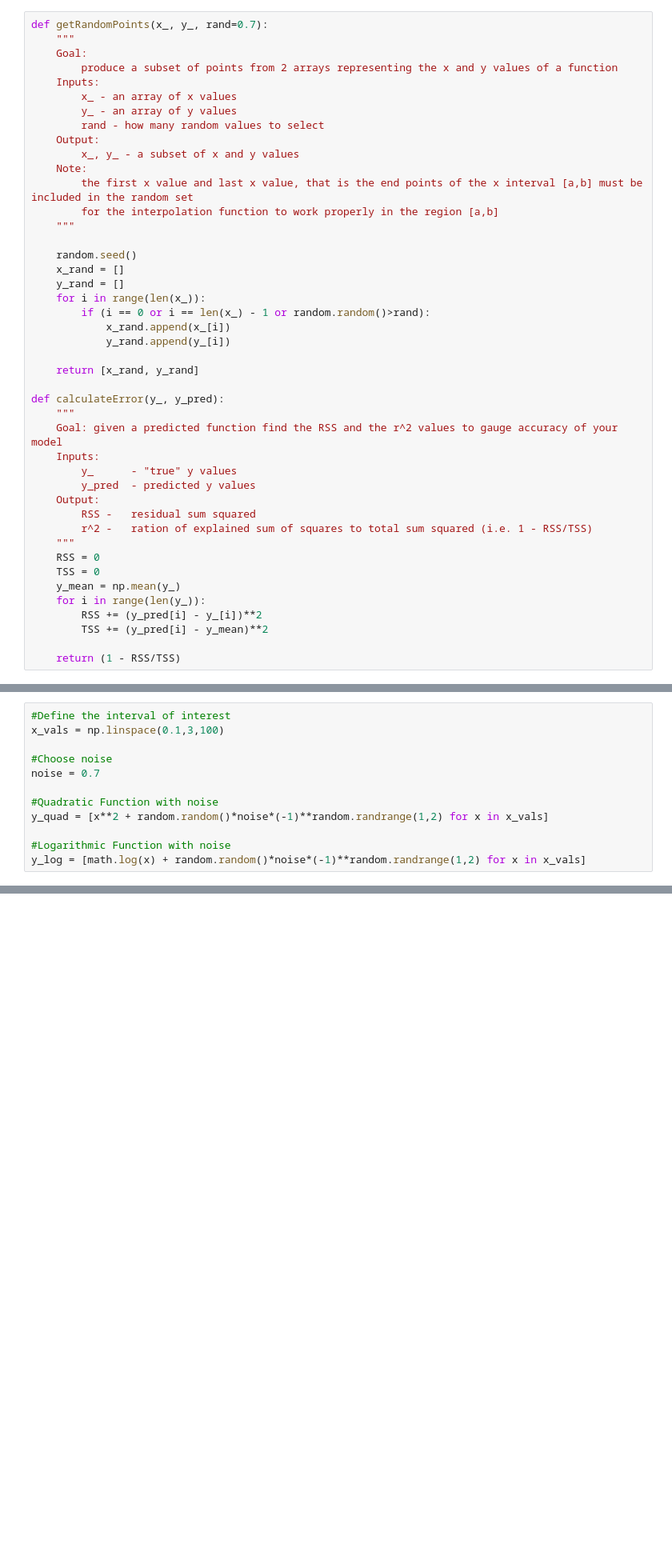
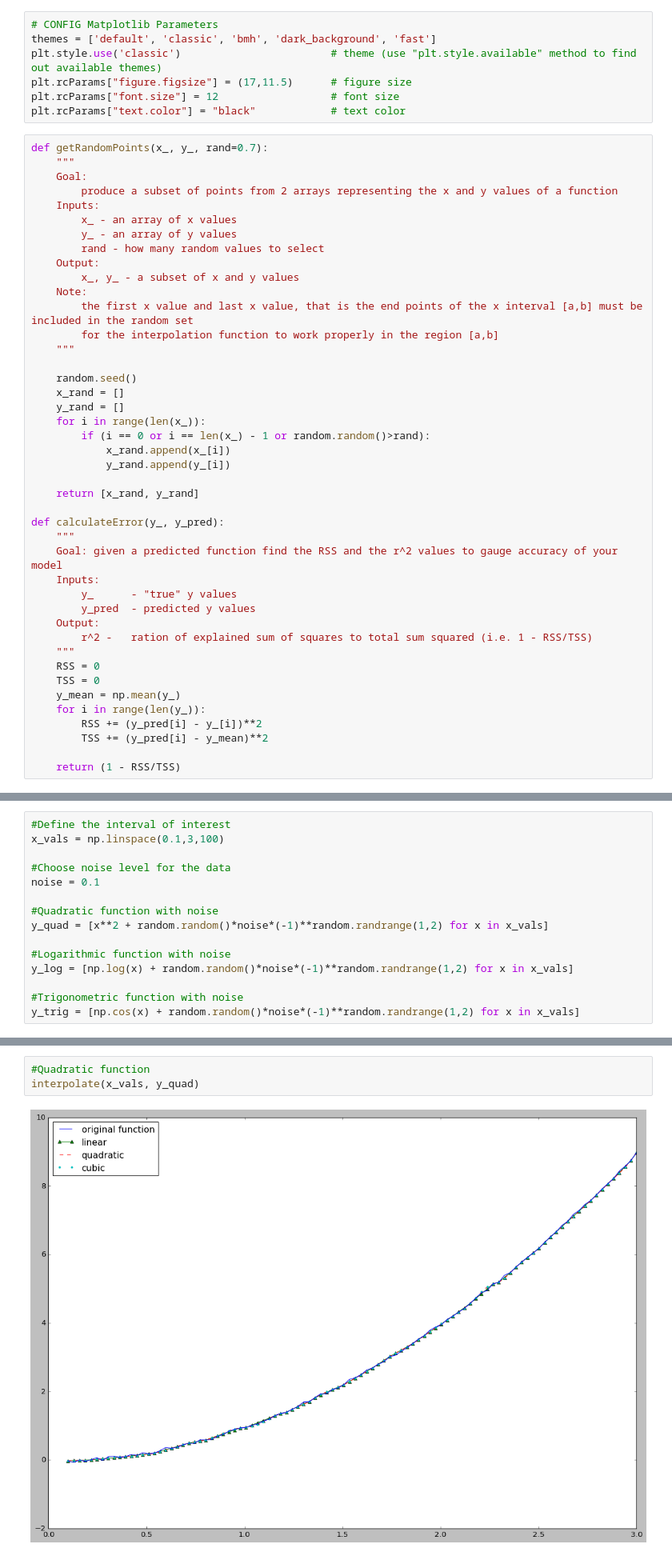
Before and after one commit to evdaev-kh/MathematicalPython, a Jupyter notebook: Interpolation.ipynb, the cells around one changed output, grey strips where cells are left out. Shown: that part at 80% size. Saved outputs shown, nothing was run; the diff lists cells and outputs as text; blank space fills up the shorter version.

Commit message:
Added a matplotlib config code section in the beginning. Created a function that more easily applies interpolation techniques to a given function

```diff
--- a/Interpolation.ipynb
+++ b/Interpolation.ipynb
@@ -9,3 +18,10 @@ from scipy.interpolate import interp1d, lagrange
+# %%
+# CONFIG Matplotlib Parameters
+themes = ['default', 'classic', 'bmh', 'dark_background', 'fast']
+plt.style.use('classic')                        # theme (use "plt.style.available" method to find out available themes)
+plt.rcParams["figure.figsize"] = (17,11.5)      # figure size
+plt.rcParams["font.size"] = 12                  # font size
+plt.rcParams["text.color"] = "black"            # text color
 # %%
 def getRandomPoints(x_, y_, rand=0.7):
     """
@@ -39,7 +55,6 @@ def calculateError(y_, y_pred):
         y_      - "true" y values
         y_pred  - predicted y values
     Output:
-        RSS -   residual sum squared
         r^2 -   ration of explained sum of squares to total sum squared (i.e. 1 - RSS/TSS)
     """
     RSS = 0
@@ -56,11 +108,14 @@ def calculateError(y_, y_pred):
 #Define the interval of interest
 x_vals = np.linspace(0.1,3,100)
 
-#Choose noise
-noise = 0.7
+#Choose noise level for the data
+noise = 0.1
 
-#Quadratic Function with noise
+#Quadratic function with noise
 y_quad = [x**2 + random.random()*noise*(-1)**random.randrange(1,2) for x in x_vals]
 
-#Logarithmic Function with noise
-y_log = [math.log(x) + random.random()*noise*(-1)**random.randrange(1,2) for x in x_vals]
+#Logarithmic function with noise
+y_log = [np.log(x) + random.random()*noise*(-1)**random.randrange(1,2) for x in x_vals]
+
+#Trigonometric function with noise
+y_trig = [np.cos(x) + random.random()*noise*(-1)**random.randrange(1,2) for x in x_vals]
@@ -128,0 +124,5 @@ Cubic r^2:  (67.71874467381303, 0.8861682491330578)
+# %%
+#Quadratic function
+interpolate(x_vals, y_quad)
+# %% [output]
+[figure, added]
```
Also changed, not shown: parts of 12 cells of this notebook.
